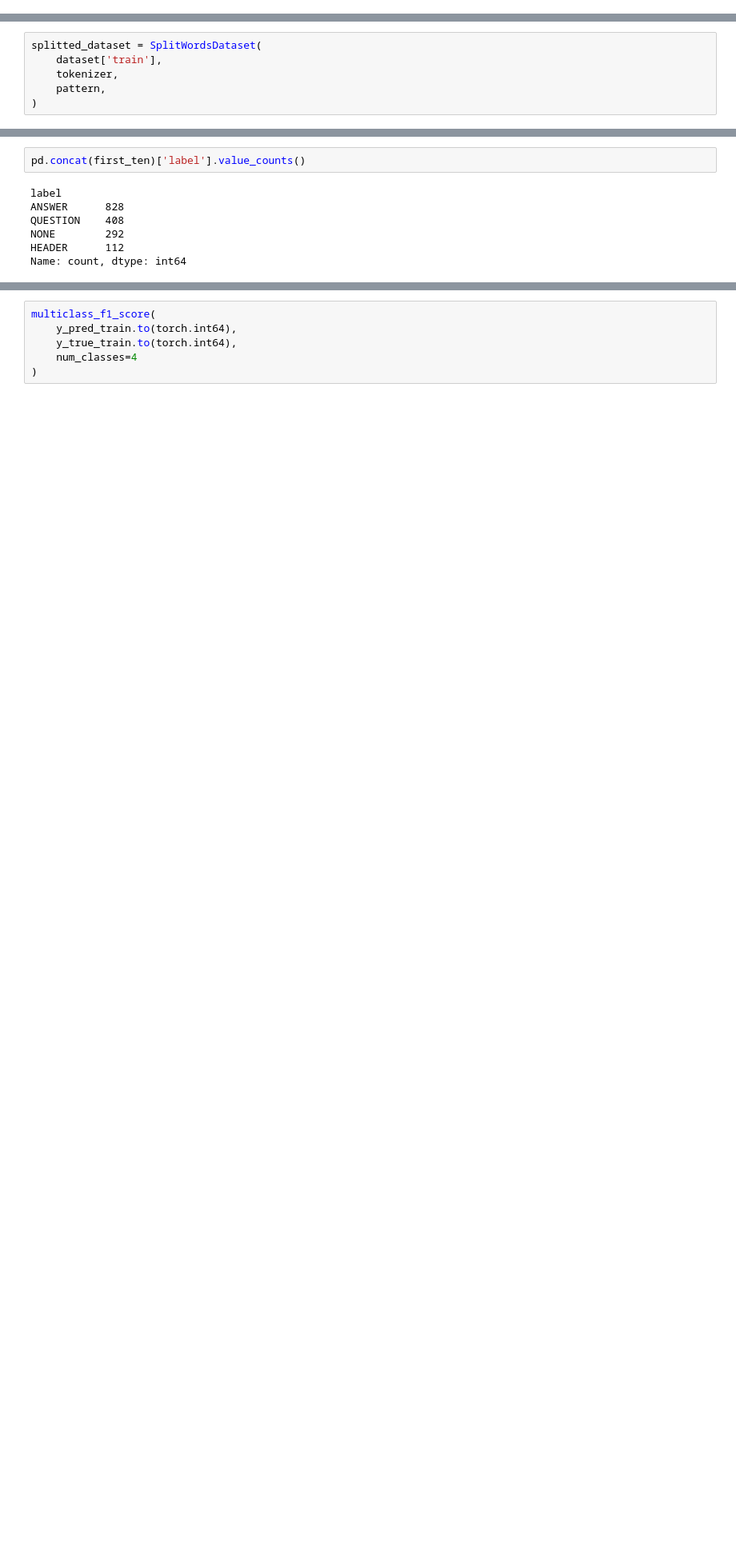
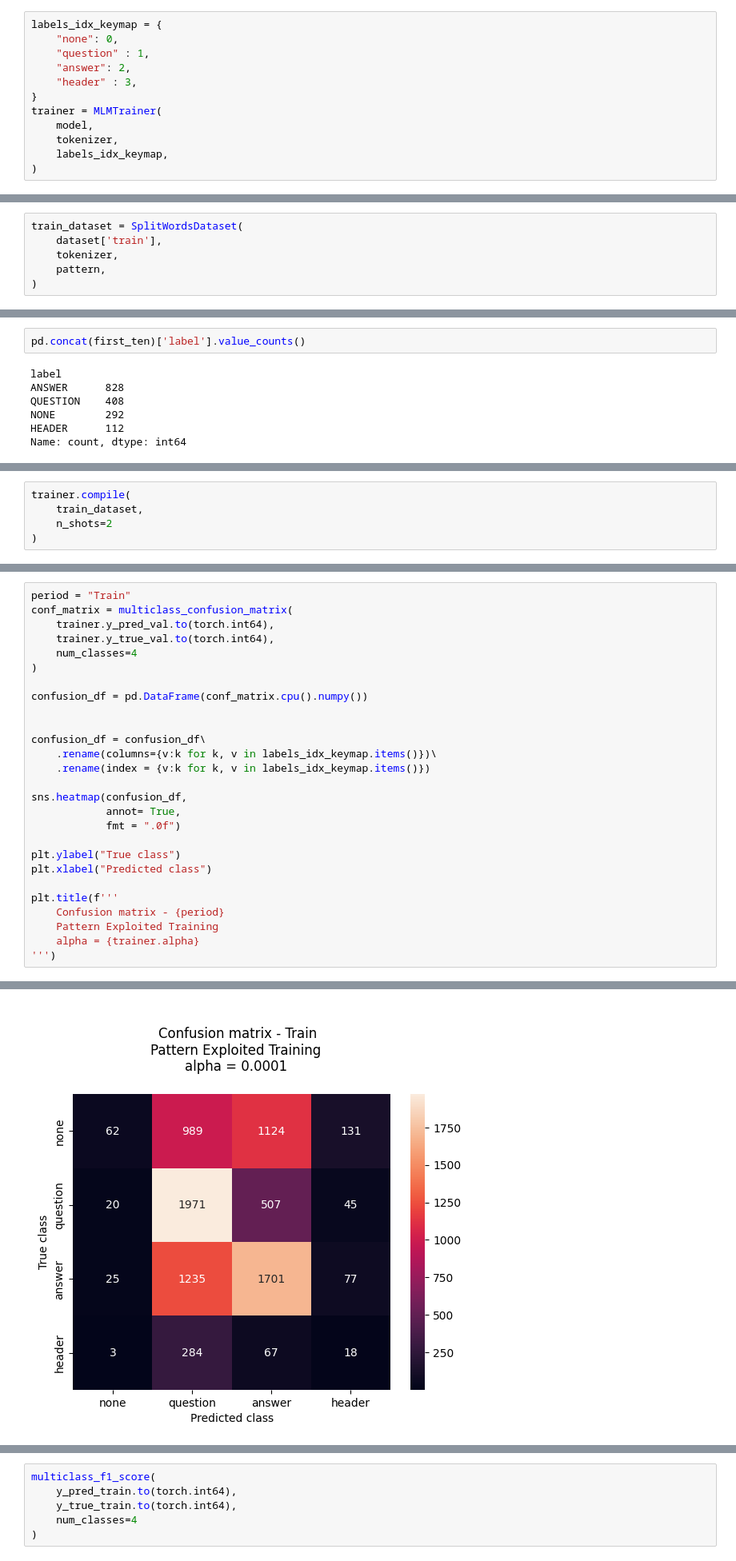
Before and after one commit to peulsilva/few-shot-learning-transformers, a Jupyter notebook: notebooks/few-shot-learning/pet/01-pattern_exploration.ipynb, the cells around one changed output, grey strips where cells are left out. Shown at 80% size. Saved outputs shown, nothing was run; the diff lists cells and outputs as text; blank space fills up the shorter version.

Commit message:
add 2 shots and 5 shots

```diff
--- a/notebooks/few-shot-learning/pet/01-pattern_exploration.ipynb
+++ b/notebooks/few-shot-learning/pet/01-pattern_exploration.ipynb
@@ -38,3 +60,15 @@ tokenizer = AutoTokenizer.from_pretrained("distilbert-base-uncased")
+# %%
+labels_idx_keymap = {
+    "none": 0,
+    "question" : 1,
+    "answer": 2,
+    "header" : 3,
+}
+trainer = MLMTrainer(
+    model,
+    tokenizer,
+    labels_idx_keymap,
+)
 # %%
 !mkdir logs
 model_name = "PET"
@@ -63,7 +104,7 @@ def pattern2(
 # %%
 pattern = pattern1
 # %%
-splitted_dataset = SplitWordsDataset(
+train_dataset = SplitWordsDataset(
     dataset['train'],
     tokenizer,
     pattern,
@@ -109,0 +153,5 @@ Name: count, dtype: int64
+# %%
+trainer.compile(
+    train_dataset,
+    n_shots=2
+)
@@ -109,0 +177,28 @@ Name: count, dtype: int64
+# %%
+period = "Train"
+conf_matrix = multiclass_confusion_matrix(
+    trainer.y_pred_val.to(torch.int64),
+    trainer.y_true_val.to(torch.int64),
+    num_classes=4
+)
+
+confusion_df = pd.DataFrame(conf_matrix.cpu().numpy())
+
+
+confusion_df = confusion_df\
+    .rename(columns={v:k for k, v in labels_idx_keymap.items()})\
+    .rename(index = {v:k for k, v in labels_idx_keymap.items()})
+
+sns.heatmap(confusion_df,
+            annot= True,
+            fmt = ".0f")
+
+plt.ylabel("True class")
+plt.xlabel("Predicted class")
+
+plt.title(f'''
+    Confusion matrix - {period}
+    Pattern Exploited Training
+    alpha = {trainer.alpha}
+''')
+# %% [output]
@@ -109,0 +206 @@ Name: count, dtype: int64
+[figure, added]
```
Also changed, not shown: parts of 16 cells of this notebook.
